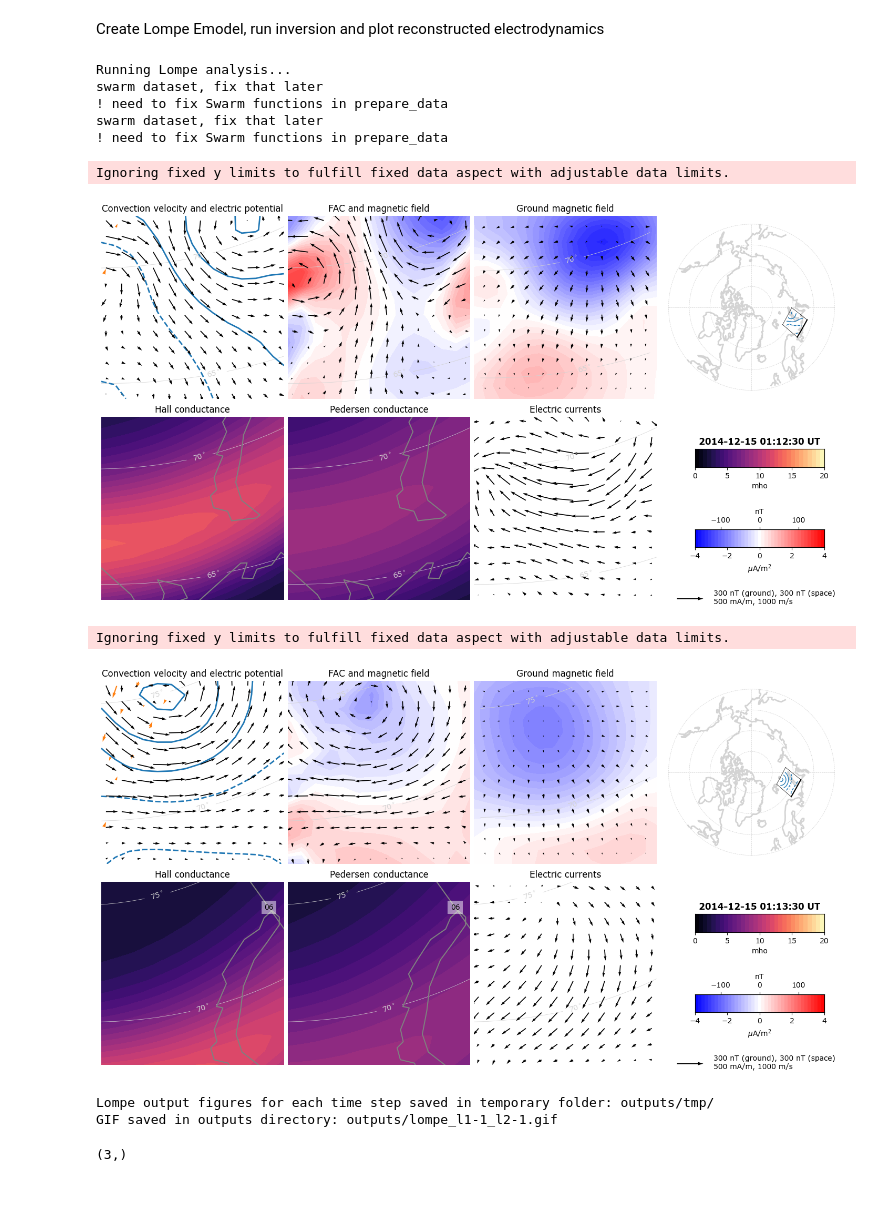
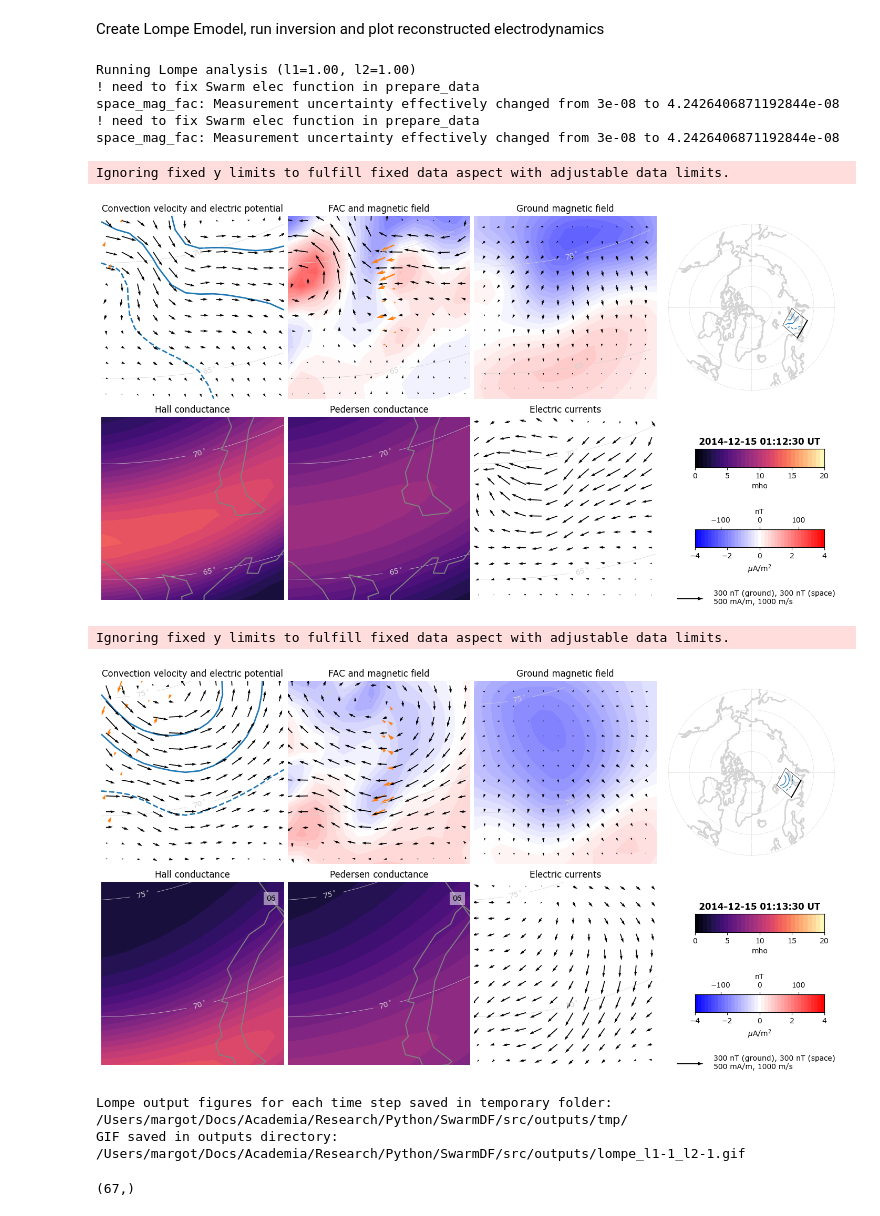
Before and after one commit to Margot-D/SwarmDF, a Jupyter notebook: src/swarmdf/examples/SwarmDF_demo.ipynb, the cells around one changed output. Saved outputs shown, nothing was run; the diff lists cells and outputs as text; code cells hidden in the pictures.

```diff
--- a/src/swarmdf/examples/SwarmDF_demo.ipynb
+++ b/src/swarmdf/examples/SwarmDF_demo.ipynb
@@ -79,8 +81,9 @@ SwarmDF will gather Swarm orbit data together with the additional datasets and p
 # Collect data
 ######################
 
-# the user has to create their own sample_dataset folder
-data_path='/Users/margot/Docs/Academia/Research/Python/SwarmDF/sample_datasets/' # TODO fix that
+from importlib.resources import files
+data_path = str(files("swarmdf") / "data" / "sample_datasets") + "/"
+print(data_path)
 
 # Fetch and load data
 datahandler = DataManager(start, data_path, datasets2download)
@@ -133,7 +130,7 @@ The swarm_orbit_and_grid.py script ...
 gif_speed= 550 # [ms]
 # TODO make these parameters default values in swarm_traj and lompe and lompeosse
 # %%
-data_frames, grids = swarm_trajectory(sat_id, start, end, time_step, grid_params, datasets, gif_speed, show_data=True)
+center_times, grids, data_frames = swarm_trajectory(sat_id, start, end, time_step, grid_params, datasets, gif_speed, show_data=True)
 # %% [output]
 Ignoring fixed y limits to fulfill fixed data aspect with adjustable data limits.
 Ignoring fixed y limits to fulfill fixed data aspect with adjustable data limits.
@@ -174,22 +177,22 @@ Create Lompe Emodel, run inversion and plot reconstructed electrodynamics
 # %%
 # Regularization parameters for Lompe analysis
 l1, l2 = 1, 1
 
-lompe_models = run_lompe(grids, start, end, time_step, datasets, SHs, SPs, l1, l2)
+lompe_models = run_lompe(center_times, time_step, grids, datasets, SHs, SPs, l1, l2)
 lompe_frames = lompe_output(lompe_models, gif_speed)
 # %% [output]
-Running Lompe analysis...
-swarm dataset, fix that later
-! need to fix Swarm functions in prepare_data
-swarm dataset, fix that later
-! need to fix Swarm functions in prepare_data
+Running Lompe analysis (l1=1.00, l2=1.00)
+! need to fix Swarm elec function in prepare_data
+space_mag_fac: Measurement uncertainty effectively changed from 3e-08 to 4.2426406871192844e-08
+! need to fix Swarm elec function in prepare_data
+space_mag_fac: Measurement uncertainty effectively changed from 3e-08 to 4.2426406871192844e-08
 Ignoring fixed y limits to fulfill fixed data aspect with adjustable data limits.
-[figure, old version]
+[figure, new version]
 Ignoring fixed y limits to fulfill fixed data aspect with adjustable data limits.
-[figure, old version]
+[figure, new version]
-Lompe output figures for each time step saved in temporary folder: outputs/tmp/
-GIF saved in outputs directory: outputs/lompe_l1-1_l2-1.gif
+Lompe output figures for each time step saved in temporary folder: /Users/margot/Docs/Academia/Research/Python/SwarmDF/src/outputs/tmp/
+GIF saved in outputs directory: /Users/margot/Docs/Academia/Research/Python/SwarmDF/src/outputs/lompe_l1-1_l2-1.gif
 # %%
 lompe_models[0]['model'].data['convection'][0].values.shape
 # %% [output]
-(3,)
+(67,)
```
Also changed, not shown: parts of 14 cells of this notebook, 10 other files.
